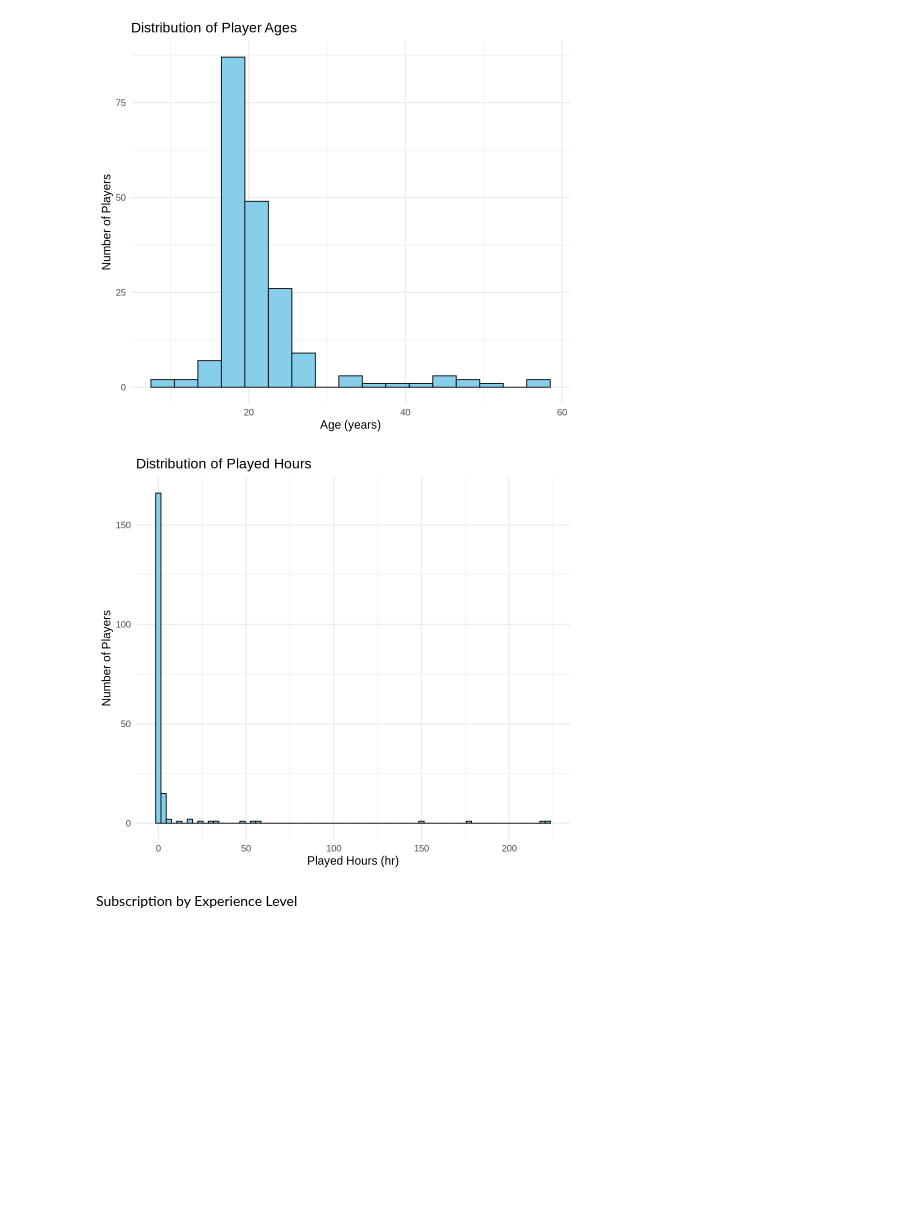
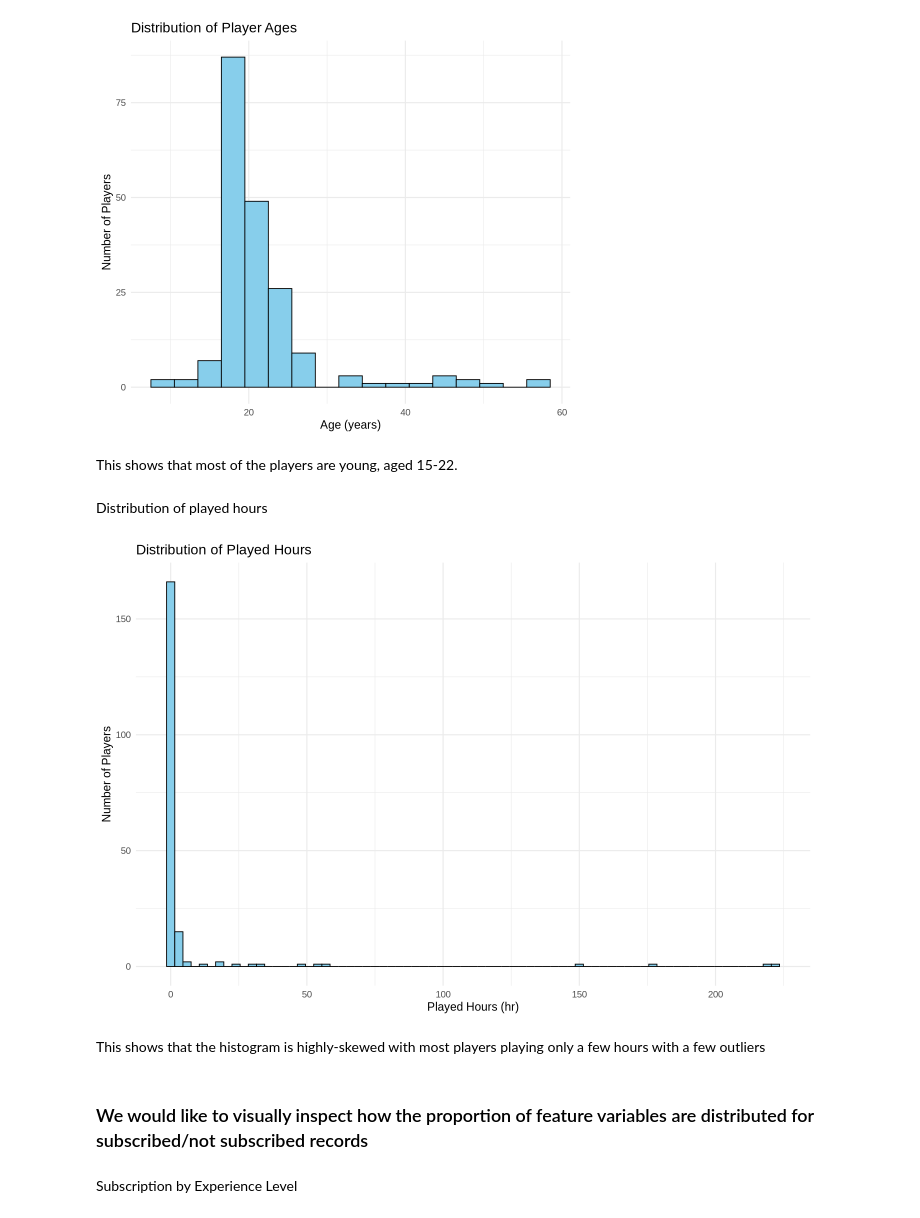
Before and after one commit to Dsharma2002/Project-DSCI100, a Jupyter notebook: test.ipynb, the cells around one changed output. Saved outputs shown, nothing was run; the diff lists cells and outputs as text; code cells hidden in the pictures; blank space fills up the shorter version.

```diff
--- a/test.ipynb
+++ b/test.ipynb
@@ -176,20 +178,28 @@ age_plot <- players_clean |>
 age_plot
 # %% [output]
 [figure]
+# %% [markdown]
+This shows that most of the players are young, aged 15-22.
+# %% [markdown]
+Distribution of played hours
 # %%
-options(repr.plot.width = 8, repr.plot.height = 7)
+options(repr.plot.width = 12, repr.plot.height = 8)
 theme_set(theme_minimal(base_size = 14))
 played_hours_plot <- players_clean |>
     ggplot(aes(x=played_hours)) +
     geom_histogram(binwidth=3, fill = "skyblue", color = "black") +
     labs(
         x="Played Hours (hr)",
         y="Number of Players",
         title="Distribution of Played Hours"
     )
 played_hours_plot
 # %% [output]
-[figure, old version]
+[figure, new version]
+# %% [markdown]
+This shows that the histogram is highly-skewed with most players playing only a few hours with a few outliers
+# %% [markdown]
+### We would like to visually inspect how the proportion of feature variables are distributed for subscribed/not subscribed records
 # %% [markdown]
 Subscription by Experience Level
 # %%
```
Also changed, not shown: parts of 8 cells of this notebook.
